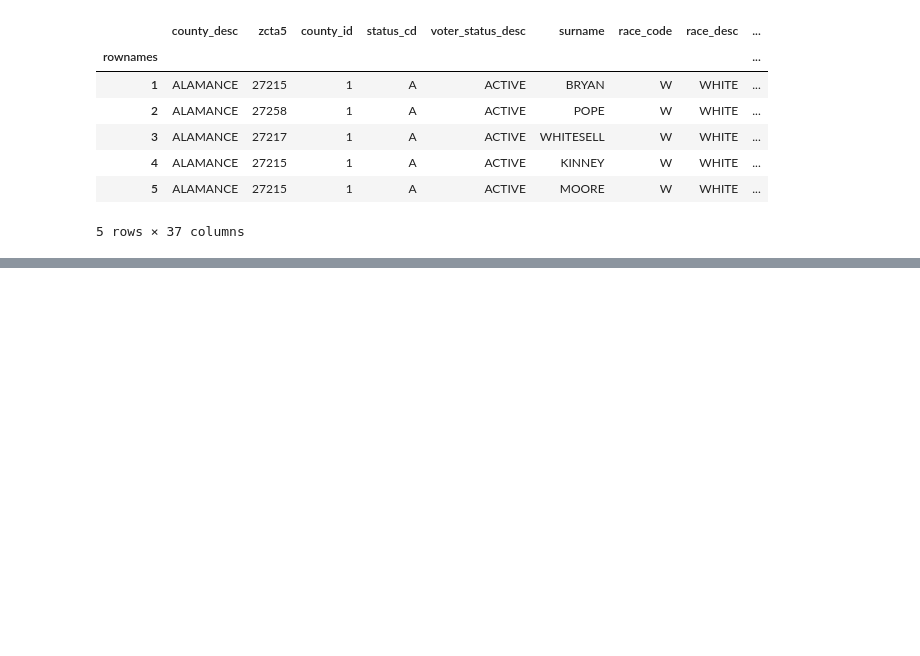
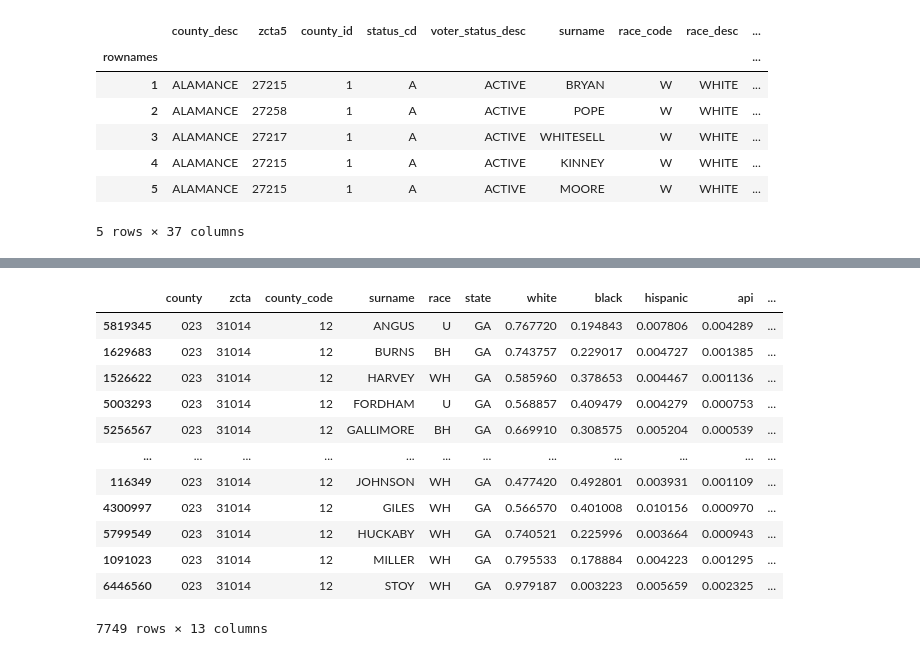
Before and after one commit to LetianY/project-bisg, a Jupyter notebook: notebooks/wru_testing.ipynb, the cells around one changed output, grey strips where cells are left out. Drawn from its saved outputs; the diff is of its cells as text; code cells hidden in the pictures; blank space fills up the shorter version.

```diff
--- a/notebooks/wru_testing.ipynb
+++ b/notebooks/wru_testing.ipynb
@@ -81 +254,17 @@ R[write to console]: 328614 (4.9%) individuals' last names were not matched.
+# %%
+bisg_result[bisg_result['county_code']==12]
+# %% [output]
+|  | county | zcta | county_code | surname | race | state | white | black | hispanic | api | ... |
+| 5819345 | 023 | 31014 | 12 | ANGUS | U | GA | 0.767720 | 0.194843 | 0.007806 | 0.004289 | ... |
+| 1629683 | 023 | 31014 | 12 | BURNS | BH | GA | 0.743757 | 0.229017 | 0.004727 | 0.001385 | ... |
+| 1526622 | 023 | 31014 | 12 | HARVEY | WH | GA | 0.585960 | 0.378653 | 0.004467 | 0.001136 | ... |
+| 5003293 | 023 | 31014 | 12 | FORDHAM | U | GA | 0.568857 | 0.409479 | 0.004279 | 0.000753 | ... |
+| 5256567 | 023 | 31014 | 12 | GALLIMORE | BH | GA | 0.669910 | 0.308575 | 0.005204 | 0.000539 | ... |
+| ... | ... | ... | ... | ... | ... | ... | ... | ... | ... | ... | ... |
+| 116349 | 023 | 31014 | 12 | JOHNSON | WH | GA | 0.477420 | 0.492801 | 0.003931 | 0.001109 | ... |
+| 4300997 | 023 | 31014 | 12 | GILES | WH | GA | 0.566570 | 0.401008 | 0.010156 | 0.000970 | ... |
+| 5799549 | 023 | 31014 | 12 | HUCKABY | WH | GA | 0.740521 | 0.225996 | 0.003664 | 0.000943 | ... |
+| 1091023 | 023 | 31014 | 12 | MILLER | WH | GA | 0.795533 | 0.178884 | 0.004223 | 0.001295 | ... |
+| 6446560 | 023 | 31014 | 12 | STOY | WH | GA | 0.979187 | 0.003223 | 0.005659 | 0.002325 | ... |
+7749 rows × 13 columns
 # %%
```
Also changed, not shown: parts of 30 cells of this notebook, 2 other files.
